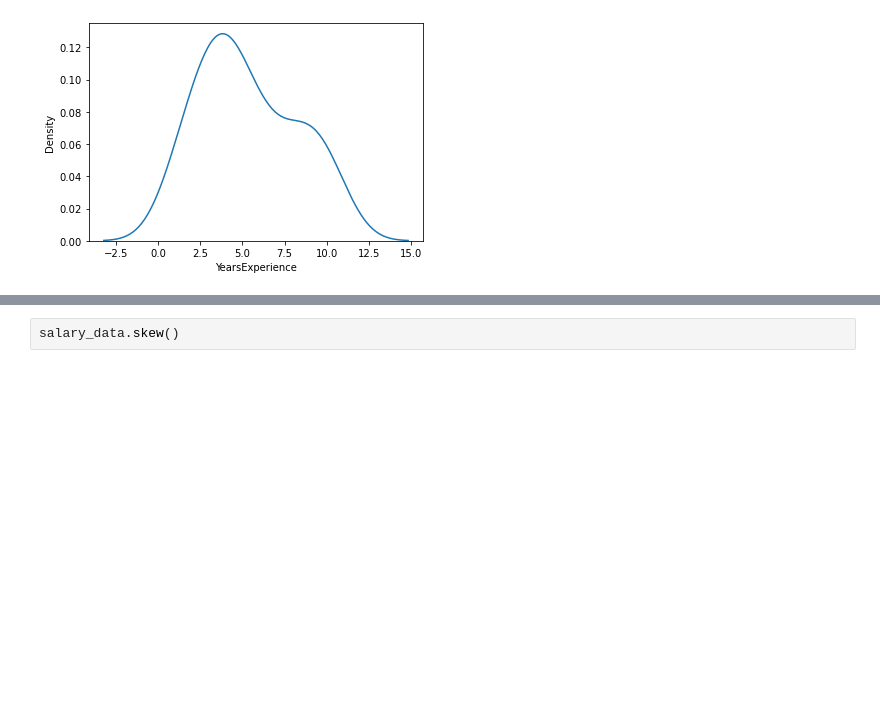
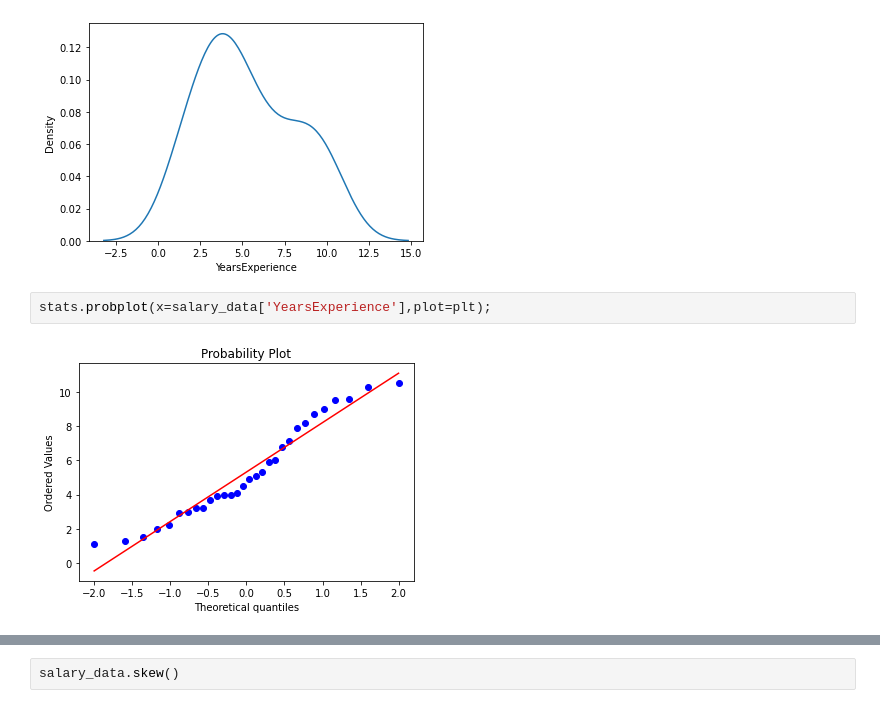
Before and after one commit to Navyakn26/Practice, a Jupyter notebook: Assignment_4_linear_regression(salary_hike).ipynb, the cells around one changed output, grey strips where cells are left out. Cells and saved outputs as stored; diff of their text form; blank space fills up the shorter version.

```diff
--- a/Assignment_4_linear_regression(salary_hike).ipynb
+++ b/Assignment_4_linear_regression(salary_hike).ipynb
@@ -87,3 +92,7 @@ sns.distplot(a=salary_data['Salary'],hist=False);
 sns.distplot(a=salary_data['YearsExperience'],hist=False);
 # %% [output]
 [figure]
+# %%
+stats.probplot(x=salary_data['YearsExperience'],plot=plt);
+# %% [output]
+[figure, added]
```
Also changed, not shown: parts of 12 cells of this notebook.
